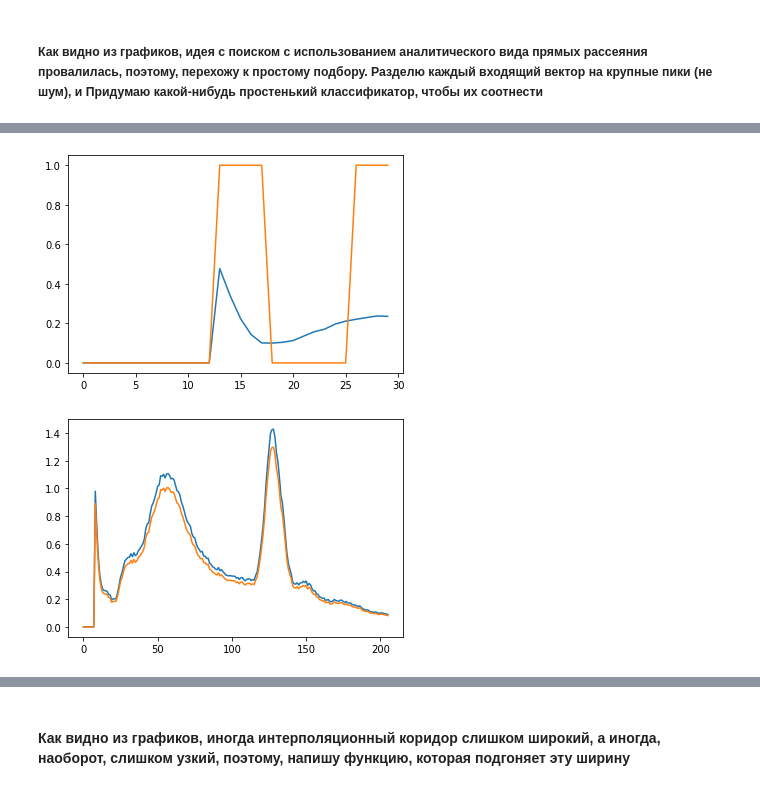
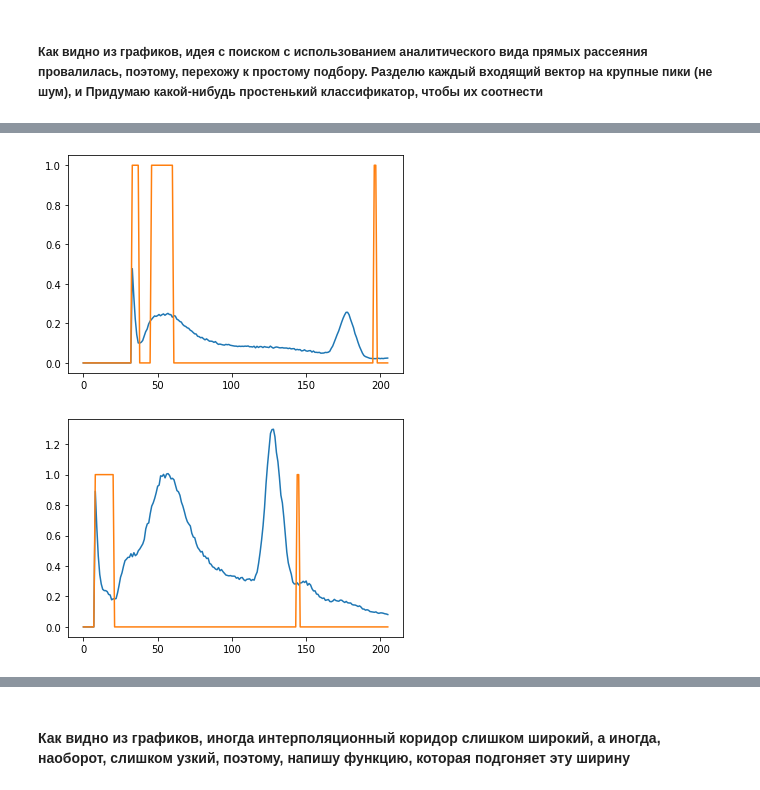
Before and after one commit to 89605502155/ML-repositry, a Jupyter notebook: new_interpolation.ipynb, the cells around one changed output, grey strips where cells are left out. Saved outputs shown, nothing was run; the diff lists cells and outputs as text; code cells hidden in the pictures.

```diff
--- a/new_interpolation.ipynb
+++ b/new_interpolation.ipynb
@@ -130,12 +146,12 @@ array([ 0.00000000e+00,  0.00000000e+00,  0.00000000e+00,  0.00000000e+00,
 # %%
-plt.plot(X[3,20:50,10])
-plt.plot(Xw[20:50,10])
+plt.plot(X[3,:,10])
+plt.plot(Xw[:,10])
 plt.show();
 # %% [output]
-[figure, old version]
+[figure, new version]
 # %%
-plt.plot(1.1*X[3,:,0])
-plt.plot(pywt.idwt(coefs, frequencies, 'db2', 'smooth'))
+plt.plot(X[3,:,0])
+plt.plot(Xw[:,0])
 plt.show();
 # %% [output]
-[figure, old version]
+[figure, new version]
```
Also changed, not shown: parts of 16 cells of this notebook.
